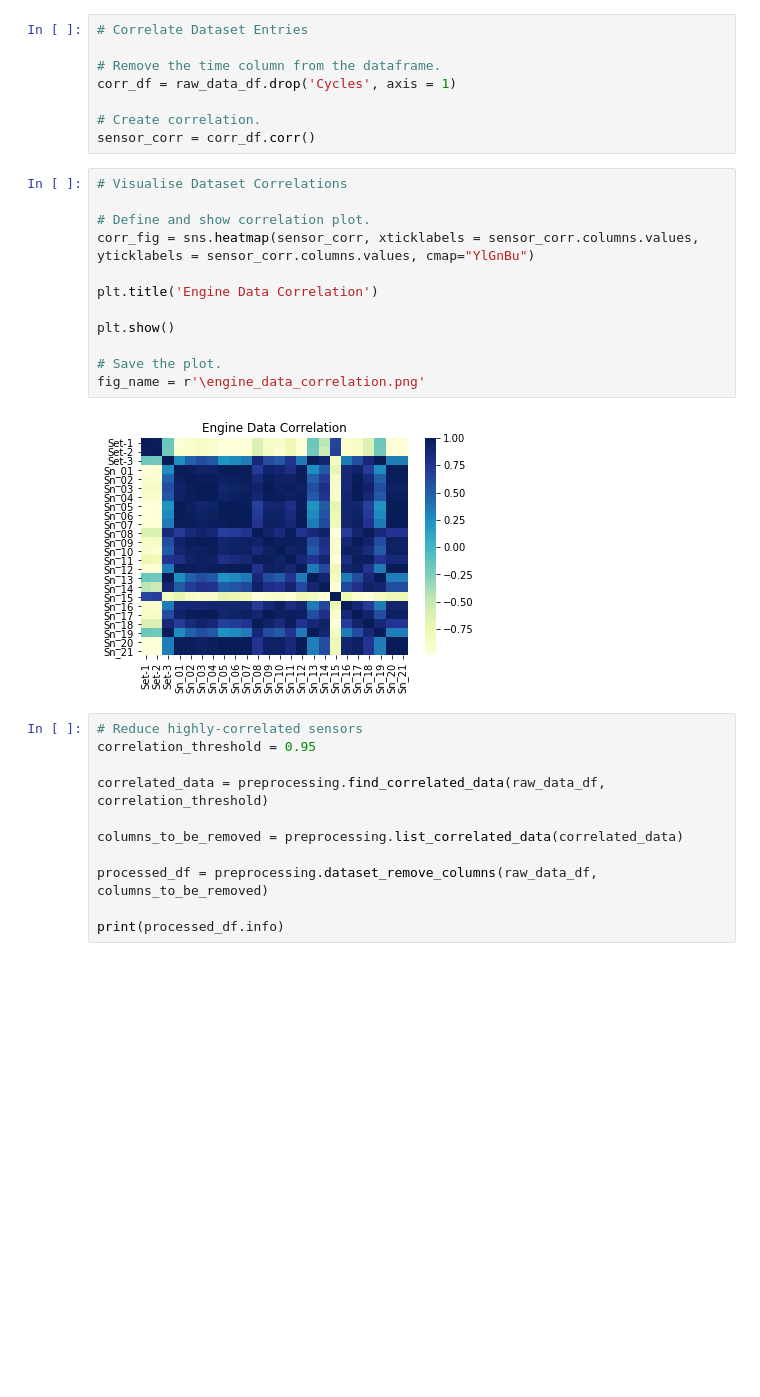
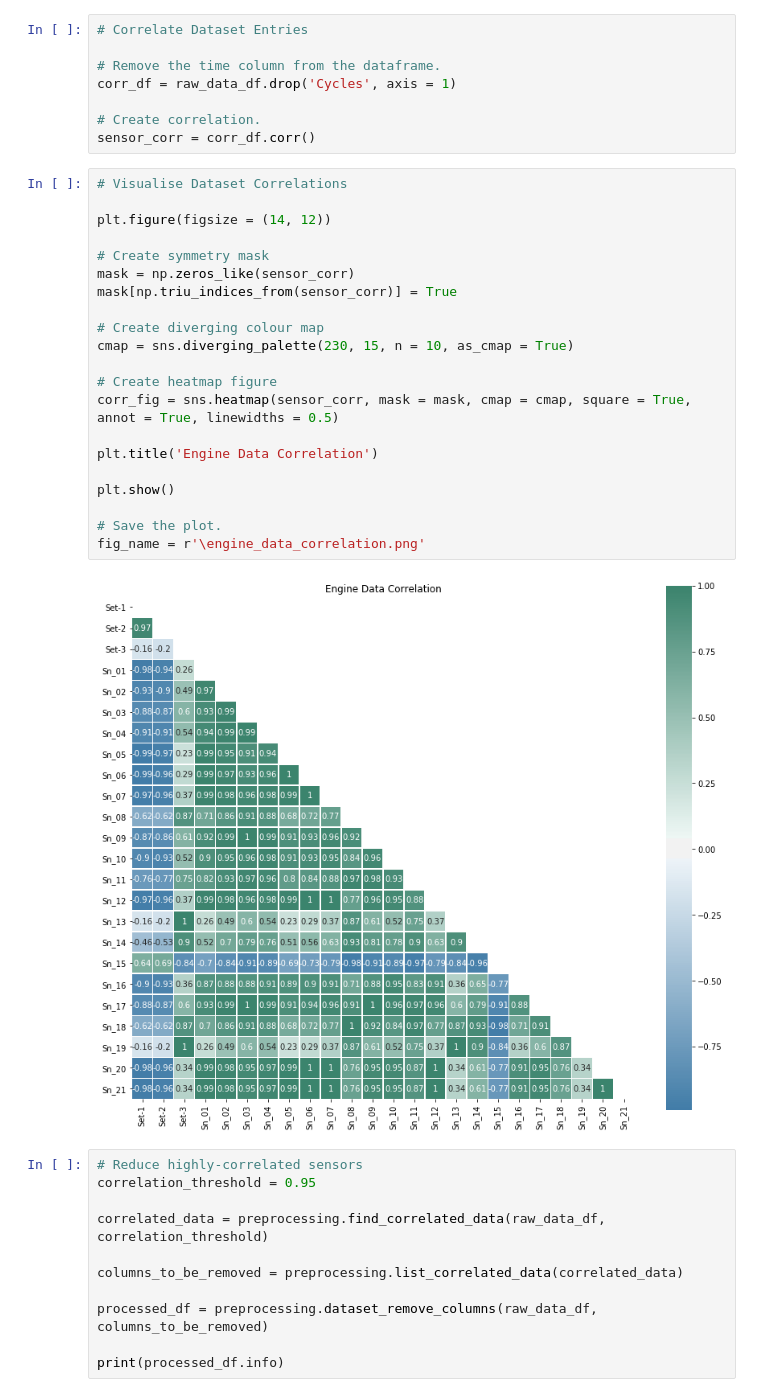
Before and after one commit to CloudforestTechnologies/nasa-turbofan-failure-prediction, a Jupyter notebook: Notebooks/1.0-pm-nasa-turbofan-data-eda.ipynb, the cells around one changed output. Cells and saved outputs as stored; diff of their text form; blank space fills up the shorter version.

Commit message:
Correlation figure update.

```diff
--- a/Notebooks/1.0-pm-nasa-turbofan-data-eda.ipynb
+++ b/Notebooks/1.0-pm-nasa-turbofan-data-eda.ipynb
@@ -70,20 +70,29 @@ corr_df = raw_data_df.drop('Cycles', axis = 1)
 
 # Create correlation.
 sensor_corr = corr_df.corr()
-# %%
-# Visualise Dataset Correlations
-
-# Define and show correlation plot.
-corr_fig = sns.heatmap(sensor_corr, xticklabels = sensor_corr.columns.values, yticklabels = sensor_corr.columns.values, cmap="YlGnBu")
-
-plt.title('Engine Data Correlation')
-
-plt.show()
-
-# Save the plot.
-fig_name = r'\engine_data_correlation.png'
-# %% [output]
-[figure, removed]
+# %%
+# Visualise Dataset Correlations
+
+plt.figure(figsize = (14, 12))
+
+# Create symmetry mask
+mask = np.zeros_like(sensor_corr)
+mask[np.triu_indices_from(sensor_corr)] = True
+
+# Create diverging colour map
+cmap = sns.diverging_palette(230, 15, n = 10, as_cmap = True)
+
+# Create heatmap figure
+corr_fig = sns.heatmap(sensor_corr, mask = mask, cmap = cmap, square = True, annot = True, linewidths = 0.5)
+
+plt.title('Engine Data Correlation')
+
+plt.show()
+
+# Save the plot.
+fig_name = r'\engine_data_correlation.png'
+# %% [output]
+[figure, added]
 # %%
 # Reduce highly-correlated sensors
 correlation_threshold = 0.95
```
